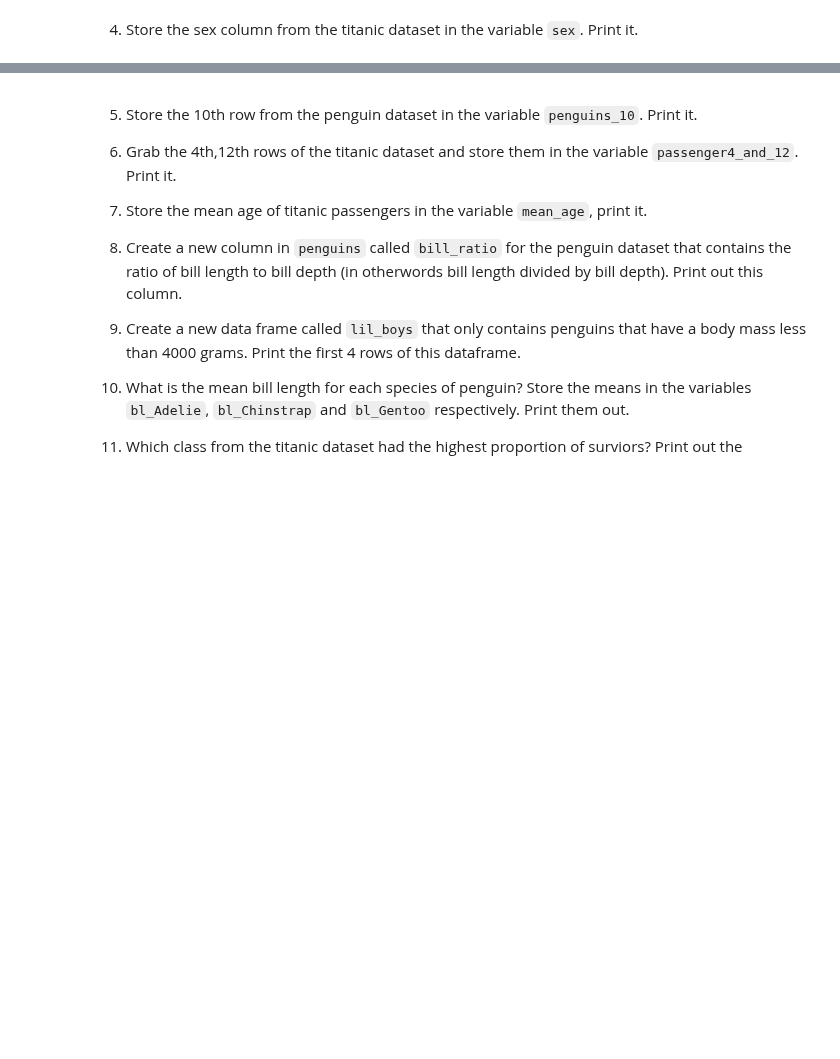
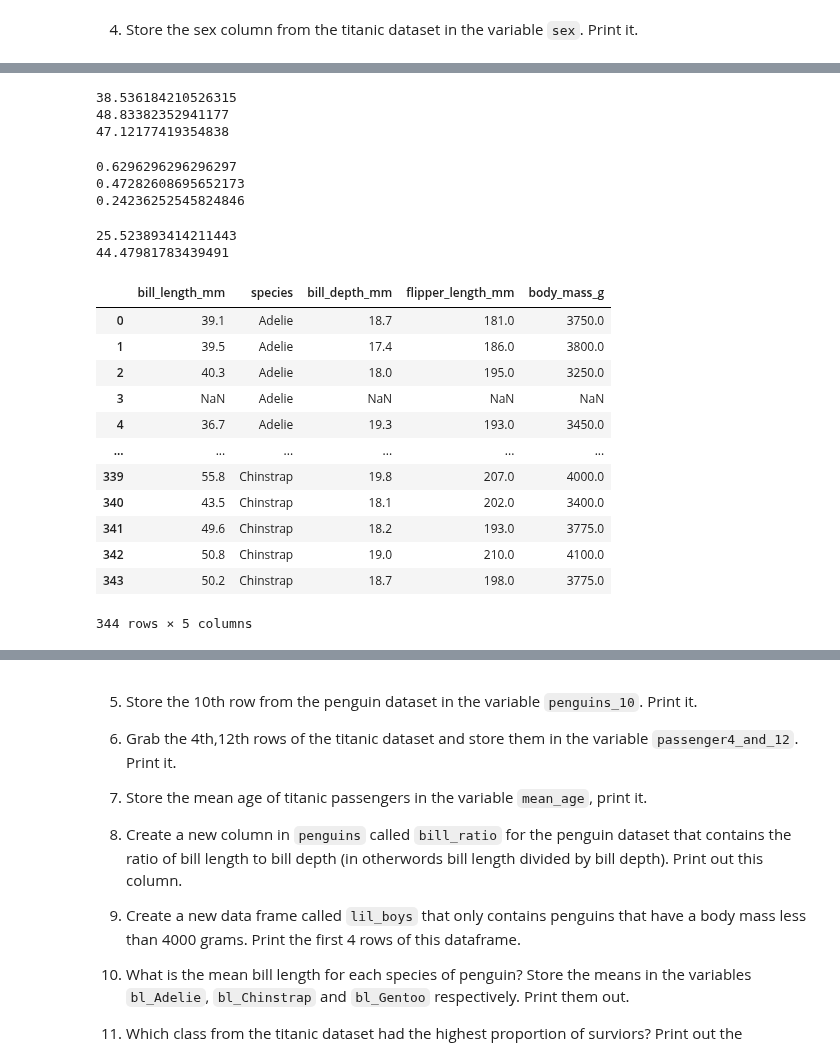
Before and after one commit to masonfarley18/CPSC-392, a Jupyter notebook: All_the_stuff_you_need_to_know(python).ipynb, the cells around one changed output, grey strips where cells are left out. Saved outputs shown, nothing was run; the diff lists cells and outputs as text; code cells hidden in the pictures; blank space fills up the shorter version.

```diff
--- a/All_the_stuff_you_need_to_know(python).ipynb
+++ b/All_the_stuff_you_need_to_know(python).ipynb
@@ -36,0 +96,65 @@ sex = titanic.sex
+# %%
+unfiltered = pd.DataFrame(penguins)
+
+adelie_df = unfiltered[unfiltered['species'] == 'Adelie']
+bl_Adelie = adelie_df["bill_length_mm"].sum() / len(adelie_df)
+
+chinstrap_df = unfiltered[unfiltered['species'] == 'Chinstrap']
+bl_Chinstrap = chinstrap_df["bill_length_mm"].sum() / len(chinstrap_df)
+
+gentoo_df = unfiltered[unfiltered['species'] == 'Gentoo']
+bl_Gentoo = gentoo_df["bill_length_mm"].sum() / len(gentoo_df)
+
+print(bl_Adelie)
+print(bl_Chinstrap)
+print(bl_Gentoo)
+# %% [output]
+38.536184210526315
+48.83382352941177
+47.12177419354838
+# %%
+first_df = titanic[titanic['class'] == 'First']
+first_prop_survivors = len(first_df[first_df['survived'] == 1]) / len(first_df)
+
+second_df = titanic[titanic['class'] == 'Second']
+second_prop_survivors = len(second_df[second_df['survived'] == 1]) / len(second_df)
+
+third_df = titanic[titanic['class'] == 'Third']
+third_prop_survivors = len(third_df[third_df['survived'] == 1]) / len(third_df)
+
+print(first_prop_survivors)
+print(second_prop_survivors)
+print(third_prop_survivors)
+# %% [output]
+0.6296296296296297
+0.47282608695652173
+0.24236252545824846
+# %%
+male_df = titanic[titanic['sex'] == 'male']
+male_fare_mean = (male_df.loc[:, 'fare'].sum()) / len(male_df)
+
+female_df = titanic[titanic['sex'] == 'female']
+female_fare_mean = (female_df.loc[:, 'fare'].sum()) / len(female_df)
+
+print(male_fare_mean)
+print(female_fare_mean)
+# %% [output]
+25.523893414211443
+44.47981783439491
+# %%
+small_penguin = penguins.loc[:, ['bill_length_mm', 'species', 'bill_depth_mm', 'flipper_length_mm', 'body_mass_g']]
+small_penguin
+# %% [output]
+|  | bill_length_mm | species | bill_depth_mm | flipper_length_mm | body_mass_g |
+| 0 | 39.1 | Adelie | 18.7 | 181.0 | 3750.0 |
+| 1 | 39.5 | Adelie | 17.4 | 186.0 | 3800.0 |
+| 2 | 40.3 | Adelie | 18.0 | 195.0 | 3250.0 |
+| 3 | NaN | Adelie | NaN | NaN | NaN |
+| 4 | 36.7 | Adelie | 19.3 | 193.0 | 3450.0 |
+| ... | ... | ... | ... | ... | ... |
+| 339 | 55.8 | Chinstrap | 19.8 | 207.0 | 4000.0 |
+| 340 | 43.5 | Chinstrap | 18.1 | 202.0 | 3400.0 |
+| 341 | 49.6 | Chinstrap | 18.2 | 193.0 | 3775.0 |
+| 342 | 50.8 | Chinstrap | 19.0 | 210.0 | 4100.0 |
+| 343 | 50.2 | Chinstrap | 18.7 | 198.0 | 3775.0 |
+344 rows × 5 columns
```
Also changed, not shown: parts of 10 cells of this notebook.
